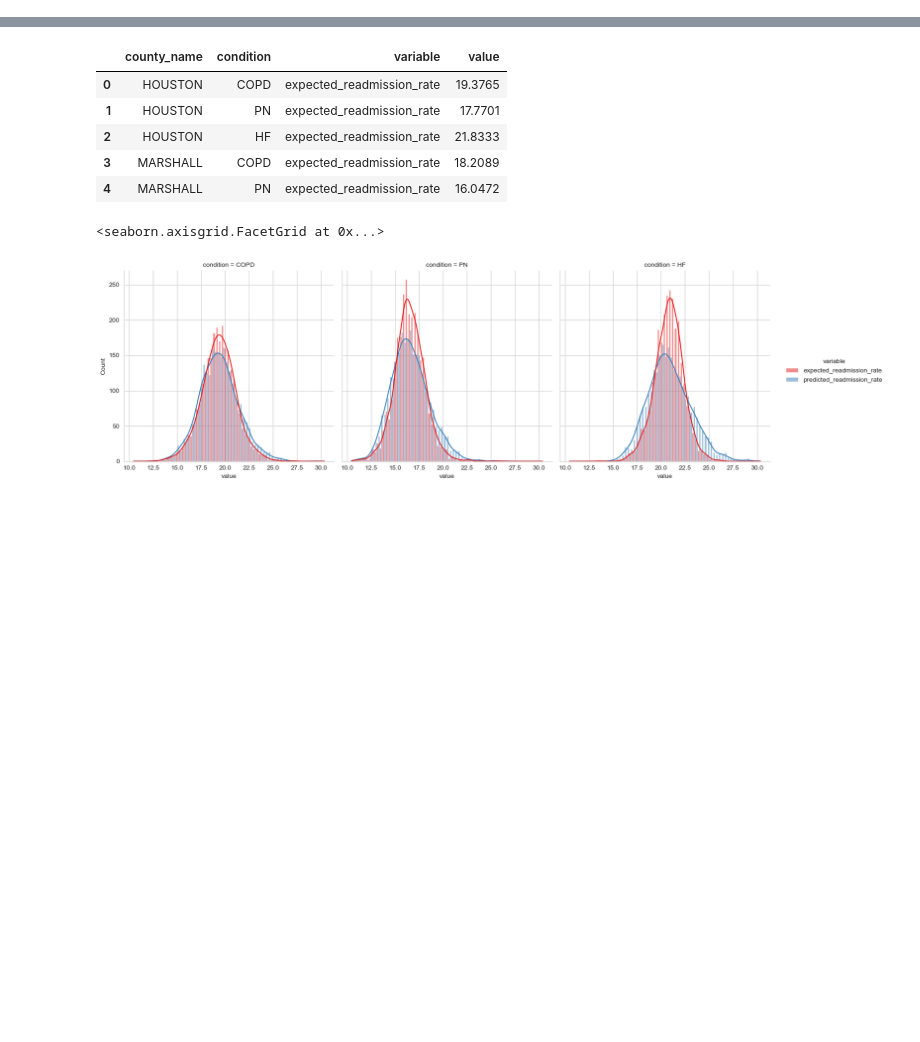
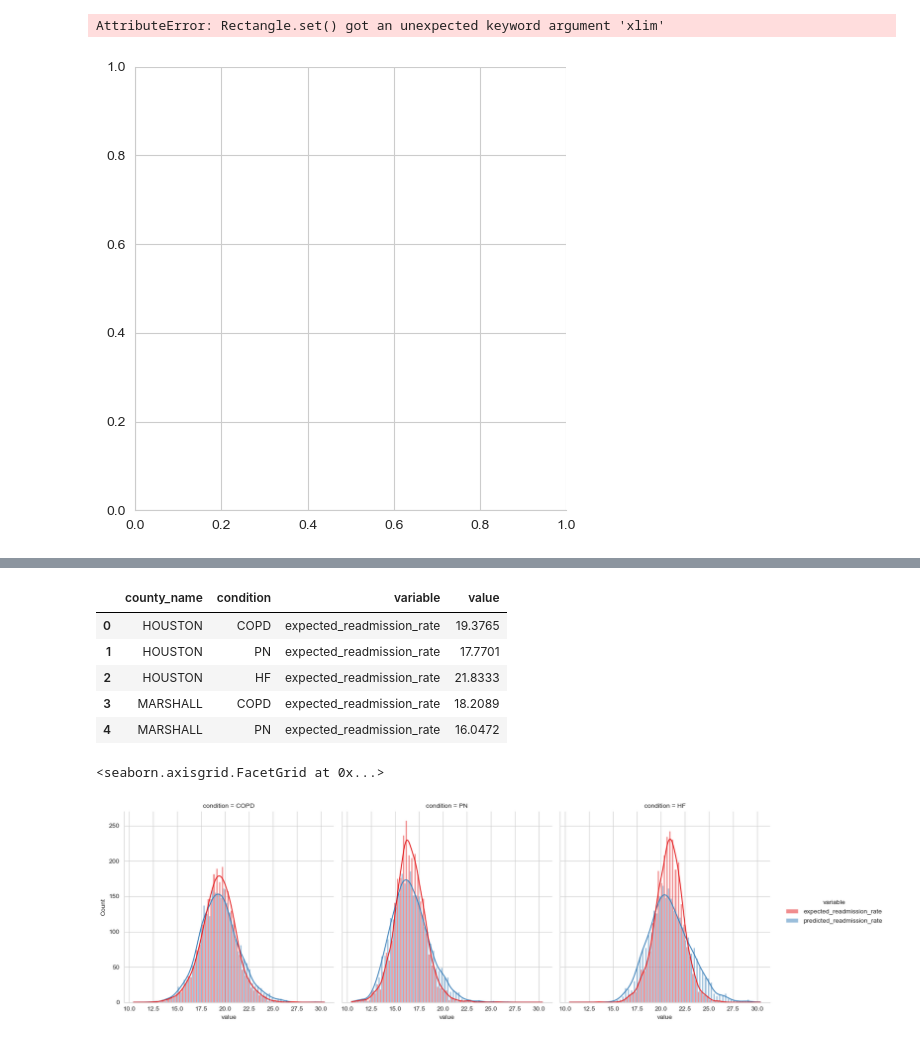
Before and after one commit to DS4A-2023-Team-20/ca-sdoh, a Jupyter notebook: code/batool/eda.ipynb, the cells around one changed output, grey strips where cells are left out. Drawn from its saved outputs; the diff is of its cells as text; code cells hidden in the pictures; blank space fills up the shorter version.

```diff
--- a/code/batool/eda.ipynb
+++ b/code/batool/eda.ipynb
@@ -9,4 +22,9 @@ df = pd.read_csv(fl)
 # %%
 sns.set_style('whitegrid')
 sns.set_palette("Set1")
+# %%
+sns.displot(df,x='expected_readmission_rate',hue='condition',kde=True,multiple='dodge',xlim=(10,30))
+# %% [output]
+AttributeError: Rectangle.set() got an unexpected keyword argument 'xlim'
+[figure, added]
 # %%
```
Also changed, not shown: parts of 3 cells of this notebook.
